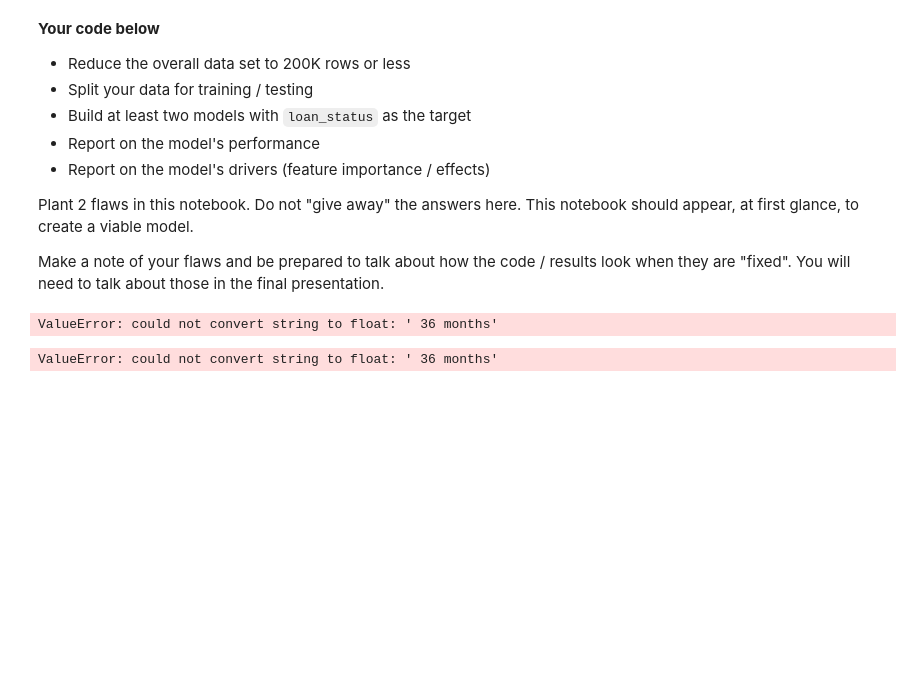
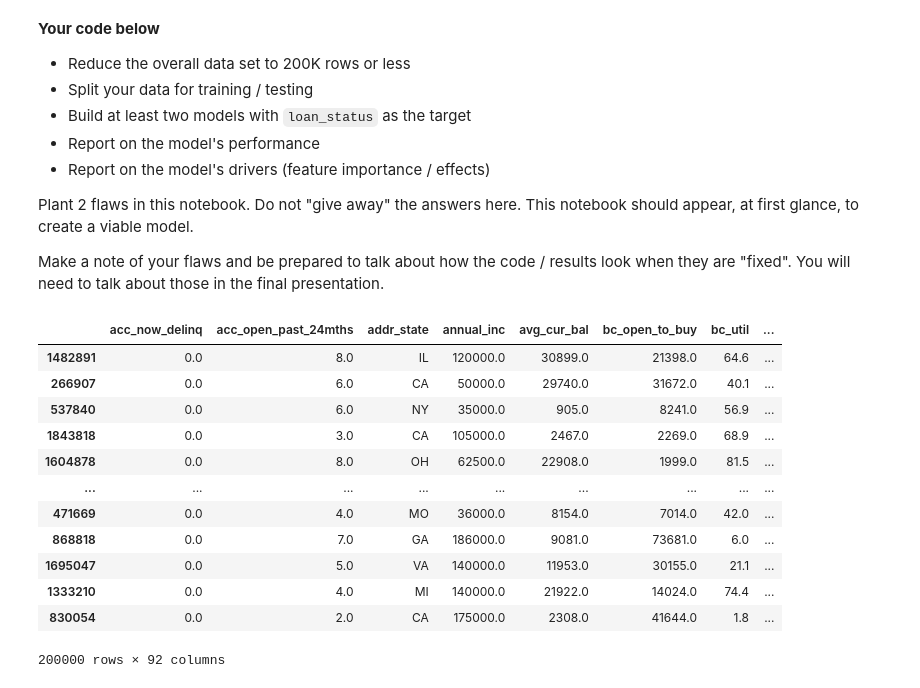
Before and after one commit to EviIius/DSBA6010, a Jupyter notebook: Final_Project/Starter_Notebook.ipynb, the cells around one changed output. Drawn from its saved outputs; the diff is of its cells as text; code cells hidden in the pictures; blank space fills up the shorter version.

```diff
--- a/Final_Project/Starter_Notebook.ipynb
+++ b/Final_Project/Starter_Notebook.ipynb
@@ -65,24 +55,29 @@ X_train, X_test, y_train, y_test = train_test_split(X, y, test_size=0.2, random_
-# %%
-lr_model = LogisticRegression(max_iter=1000, random_state=42)
-lr_model.fit(X_train, y_train)
-
-# Predict and evaluate
-y_pred_lr = lr_model.predict(X_test)
-accuracy_lr = accuracy_score(y_test, y_pred_lr)
-print("Logistic Regression Accuracy:", accuracy_lr)
-print(classification_report(y_test, y_pred_lr))
-# %% [output]
-ValueError: could not convert string to float: ' 36 months'
-# %%
-
-# Initialize and fit the random forest model
-rf_model = RandomForestClassifier(n_estimators=100, random_state=42)
-rf_model.fit(X_train, y_train)
-
-# Predict and evaluate
-y_pred_rf = rf_model.predict(X_test)
-accuracy_rf = accuracy_score(y_test, y_pred_rf)
-print("Random Forest Accuracy:", accuracy_rf)
-print(classification_report(y_test, y_pred_rf))
-# %% [output]
-ValueError: could not convert string to float: ' 36 months'
+# %%
+import pickle
+
+# Replace 'your_file.pkl' with the path to your pickle file
+file_path = "/Users/jakebrulato/Documents/GitHub/DSBA6010/Final_Project/clean_df_for_eda.pkl"
+# file_path = '/Users/jakebrulato/Documents/GitHub/DSBA6010/Final_Project/clean_df_5pct_subset.pkl'
+
+# Open the pickle file in read-binary mode
+with open(file_path, 'rb') as file:
+    data = pickle.load(file)
+
+# The 'data' variable now contains the loaded object
+data
+data = data.sample(n=200000,random_state=42)
+data
+# %% [output]
+|  | acc_now_delinq | acc_open_past_24mths | addr_state | annual_inc | avg_cur_bal | bc_open_to_buy | bc_util | ... |
+| 1482891 | 0.0 | 8.0 | IL | 120000.0 | 30899.0 | 21398.0 | 64.6 | ... |
+| 266907 | 0.0 | 6.0 | CA | 50000.0 | 29740.0 | 31672.0 | 40.1 | ... |
+| 537840 | 0.0 | 6.0 | NY | 35000.0 | 905.0 | 8241.0 | 56.9 | ... |
+| 1843818 | 0.0 | 3.0 | CA | 105000.0 | 2467.0 | 2269.0 | 68.9 | ... |
+| 1604878 | 0.0 | 8.0 | OH | 62500.0 | 22908.0 | 1999.0 | 81.5 | ... |
+| ... | ... | ... | ... | ... | ... | ... | ... | ... |
+| 471669 | 0.0 | 4.0 | MO | 36000.0 | 8154.0 | 7014.0 | 42.0 | ... |
+| 868818 | 0.0 | 7.0 | GA | 186000.0 | 9081.0 | 73681.0 | 6.0 | ... |
+| 1695047 | 0.0 | 5.0 | VA | 140000.0 | 11953.0 | 30155.0 | 21.1 | ... |
+| 1333210 | 0.0 | 4.0 | MI | 140000.0 | 21922.0 | 14024.0 | 74.4 | ... |
+| 830054 | 0.0 | 2.0 | CA | 175000.0 | 2308.0 | 41644.0 | 1.8 | ... |
+200000 rows × 92 columns
```
Also changed, not shown: parts of 10 cells of this notebook, 3 other files.
